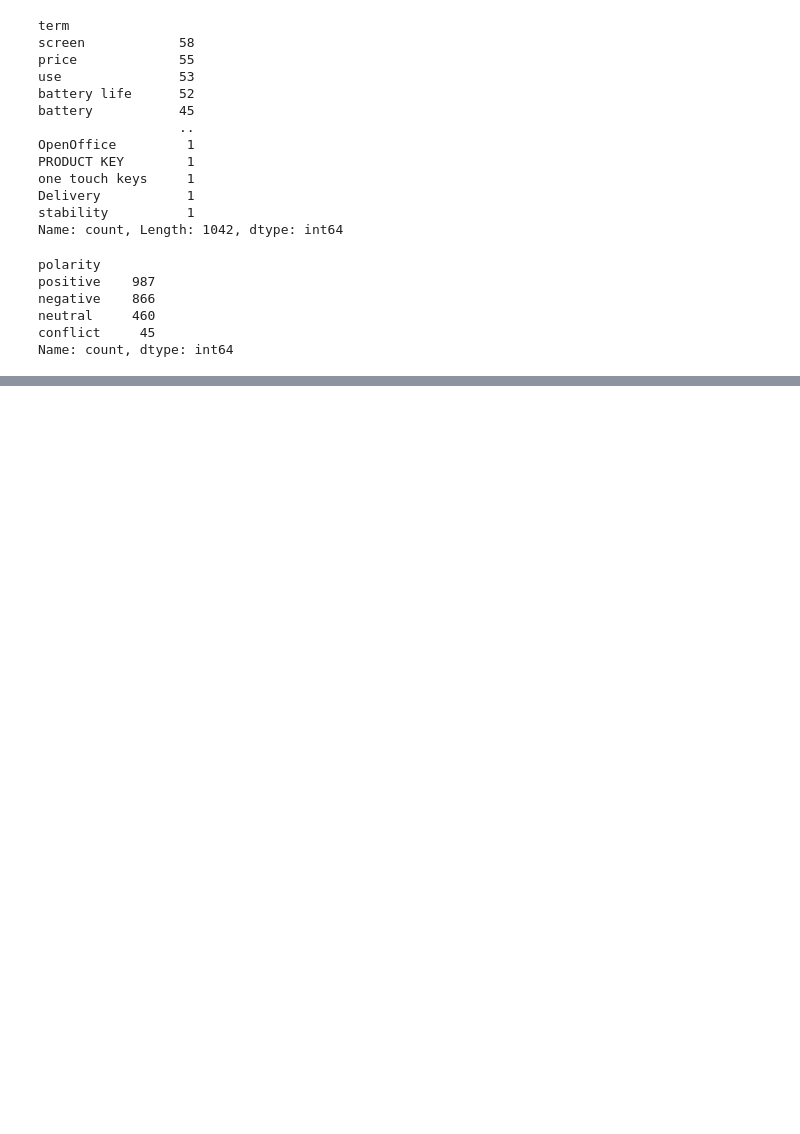
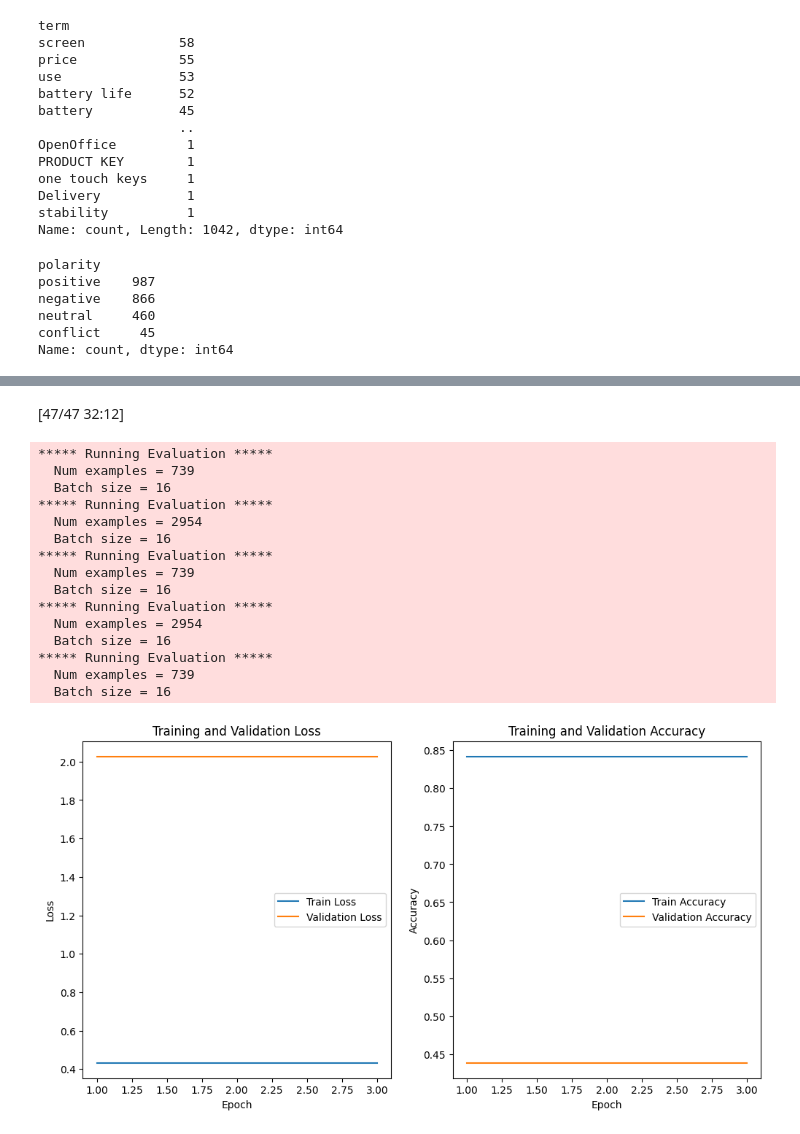
Before and after one commit to ishathombre/ASBA, a Jupyter notebook: ASBA_3.ipynb, the cells around one changed output, grey strips where cells are left out. Saved outputs shown, nothing was run; the diff lists cells and outputs as text; code cells hidden in the pictures; blank space fills up the shorter version.

Commit message:
plotting added

```diff
--- a/ASBA_3.ipynb
+++ b/ASBA_3.ipynb
@@ -273,16 +191,0 @@ metric = evaluate.load("accuracy")
-# %%
-from torch import nn
-
-# def compute_metrics(eval_pred):
-#     logits, labels = eval_pred
-#     predictions = np.argmax(logits, axis=-1)
-#     return metric.compute(predictions=predictions, references=labels)
-
-def compute_metrics(eval_pred):
-    logits, labels = eval_pred
-    predictions = np.argmax(logits, axis=-1)
-    # Compute accuracy
-    accuracy = (predictions == labels).mean()
-    # Compute loss
-    loss = nn.CrossEntropyLoss()(torch.tensor(logits), torch.tensor(labels)).item()
-    return {'accuracy': accuracy, 'loss': loss}
@@ -315,0 +288,46 @@ The default value for the training argument `--report_to` will change in v5 (fro
+# %%
+trainer.train()
+# %%
+import matplotlib.pyplot as plt
+
+def compute_metrics(eval_pred):
+    logits, labels = eval_pred
+    loss = torch.nn.CrossEntropyLoss()(torch.tensor(logits), torch.tensor(labels)).item()
+    predictions = np.argmax(logits, axis=-1)
+    accuracy = (predictions == labels).mean()
+    return {"loss": loss, "accuracy": accuracy}
+
+# Assuming you have trained the model and have access to the evaluation dataset
+train_metrics = []
+val_metrics = []
+for epoch in range(epochs):
+    train_eval = trainer.evaluate(train_dataset)
+    val_eval = trainer.evaluate(val_dataset)
+    train_metrics.append(train_eval)
+    val_metrics.append(val_eval)
+
+# Plot
+epochs_range = range(1, epochs + 1)
+
+plt.figure(figsize=(12, 6))
+
+# Training and validation losses
+plt.subplot(1, 2, 1)
+plt.plot(epochs_range, [metric["eval_loss"] for metric in train_metrics], label="Train Loss")
+plt.plot(epochs_range, [metric["eval_loss"] for metric in val_metrics], label="Validation Loss")
+plt.xlabel("Epoch")
+plt.ylabel("Loss")
+plt.title("Training and Validation Loss")
+plt.legend()
+
+# Training and validation accuracies
+plt.subplot(1, 2, 2)
+plt.plot(epochs_range, [metric["eval_accuracy"] for metric in train_metrics], label="Train Accuracy")
+plt.plot(epochs_range, [metric["eval_accuracy"] for metric in val_metrics], label="Validation Accuracy")
+plt.xlabel("Epoch")
+plt.ylabel("Accuracy")
+plt.title("Training and Validation Accuracy")
+plt.legend()
+
+plt.show()
+# %% [output]
@@ -315,0 +337,17 @@ The default value for the training argument `--report_to` will change in v5 (fro
+[47/47 32:12]
+***** Running Evaluation *****
+  Num examples = 739
+  Batch size = 16
+***** Running Evaluation *****
+  Num examples = 2954
+  Batch size = 16
+***** Running Evaluation *****
+  Num examples = 739
+  Batch size = 16
+***** Running Evaluation *****
+  Num examples = 2954
+  Batch size = 16
+***** Running Evaluation *****
+  Num examples = 739
+  Batch size = 16
+[figure, added]
```
Also changed, not shown: parts of 29 cells of this notebook.
